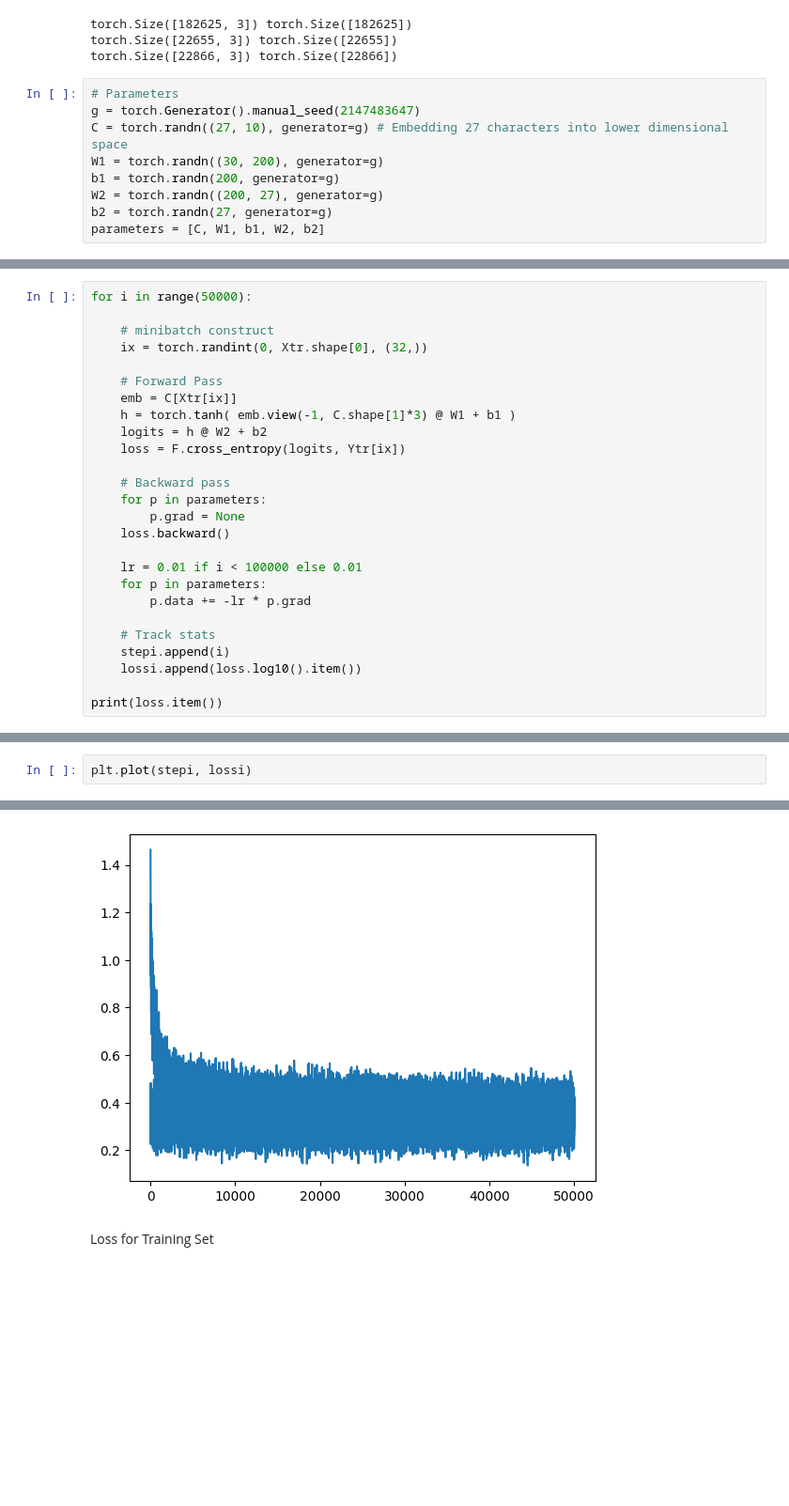
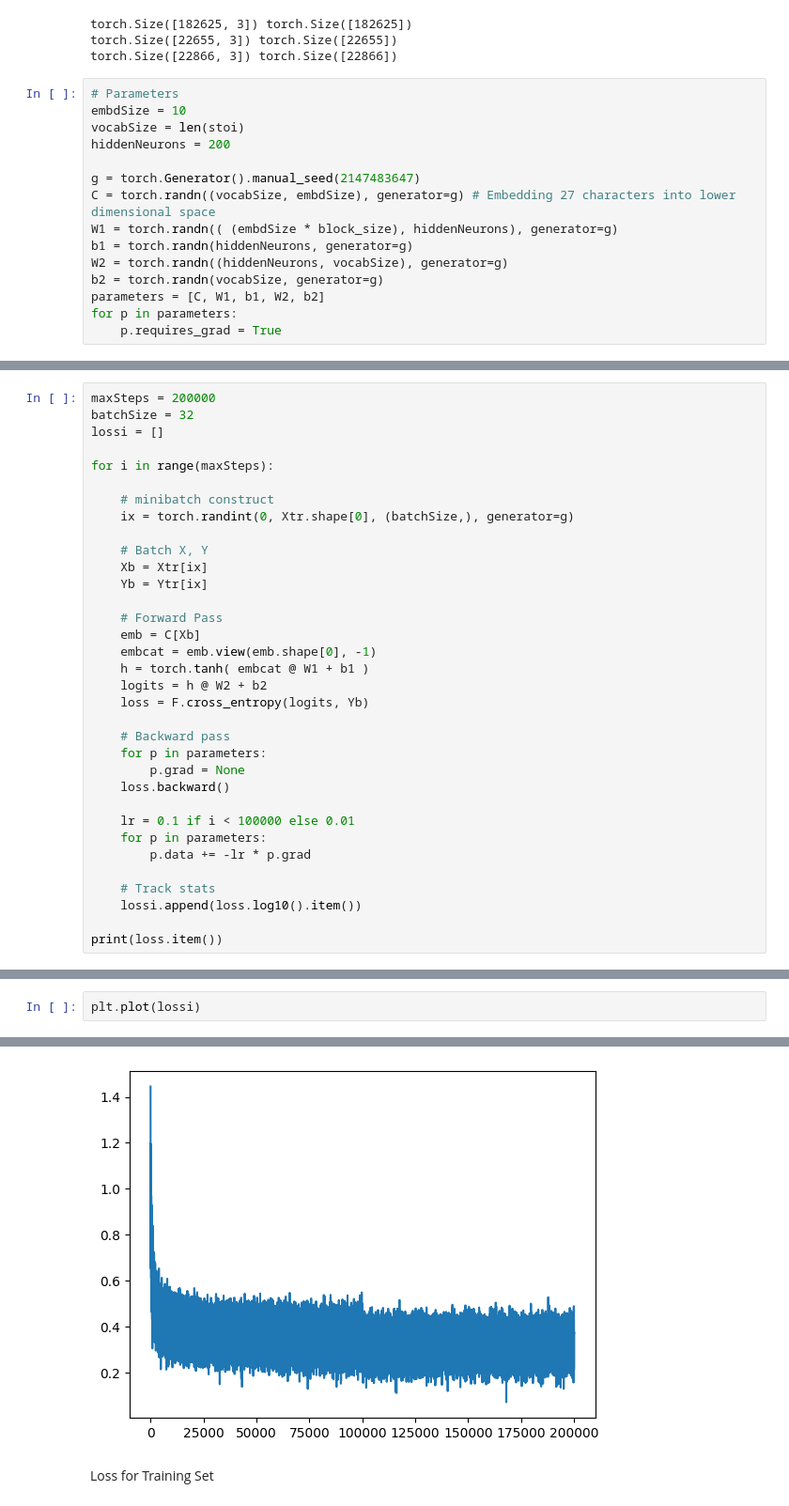
Before and after one commit to RanaUmarShakoor/wordweaver, a Jupyter notebook: makemore v3.0 - MLP.ipynb, the cells around one changed output, grey strips where cells are left out. Shown at 94% size. Drawn from its saved outputs; the diff is of its cells as text; blank space fills up the shorter version.

```diff
--- a/makemore v3.0 - MLP.ipynb
+++ b/makemore v3.0 - MLP.ipynb
@@ -60,10 +60,16 @@ torch.Size([22655, 3]) torch.Size([22655])
 torch.Size([22866, 3]) torch.Size([22866])
 # %%
 # Parameters
+embdSize = 10
+vocabSize = len(stoi)
+hiddenNeurons = 200
+
 g = torch.Generator().manual_seed(2147483647)
-C = torch.randn((27, 10), generator=g) # Embedding 27 characters into lower dimensional space
-W1 = torch.randn((30, 200), generator=g)
-b1 = torch.randn(200, generator=g)
-W2 = torch.randn((200, 27), generator=g)
-b2 = torch.randn(27, generator=g)
+C = torch.randn((vocabSize, embdSize), generator=g) # Embedding 27 characters into lower dimensional space
+W1 = torch.randn(( (embdSize * block_size), hiddenNeurons), generator=g)
+b1 = torch.randn(hiddenNeurons, generator=g)
+W2 = torch.randn((hiddenNeurons, vocabSize), generator=g)
+b2 = torch.randn(vocabSize, generator=g)
 parameters = [C, W1, b1, W2, b2]
+for p in parameters:
+    p.requires_grad = True
@@ -77,26 +76,34 @@ stepi = []
 # %%
-for i in range(50000):
+maxSteps = 200000
+batchSize = 32
+lossi = []
+
+for i in range(maxSteps):
 
     # minibatch construct
-    ix = torch.randint(0, Xtr.shape[0], (32,))
+    ix = torch.randint(0, Xtr.shape[0], (batchSize,), generator=g)
+
+    # Batch X, Y
+    Xb = Xtr[ix]
+    Yb = Ytr[ix]
 
     # Forward Pass
-    emb = C[Xtr[ix]]
-    h = torch.tanh( emb.view(-1, C.shape[1]*3) @ W1 + b1 )
+    emb = C[Xb]
+    embcat = emb.view(emb.shape[0], -1)
+    h = torch.tanh( embcat @ W1 + b1 )
     logits = h @ W2 + b2
-    loss = F.cross_entropy(logits, Ytr[ix])
+    loss = F.cross_entropy(logits, Yb)
 
     # Backward pass
     for p in parameters:
         p.grad = None
     loss.backward()
 
-    lr = 0.01 if i < 100000 else 0.01
+    lr = 0.1 if i < 100000 else 0.01
     for p in parameters:
         p.data += -lr * p.grad
 
     # Track stats
-    stepi.append(i)
     lossi.append(loss.log10().item())
 
 print(loss.item())
@@ -105,8 +112,8 @@ print(loss.item())
 # %%
-plt.plot(stepi, lossi)
+plt.plot(lossi)
 # %% [output]
 [<matplotlib.lines.Line2D at 0x...>]
-[figure, old version]
+[figure, new version]
 # %% [markdown]
 Loss for Training Set
 # %%
```
Also changed, not shown: parts of 7 cells of this notebook.
